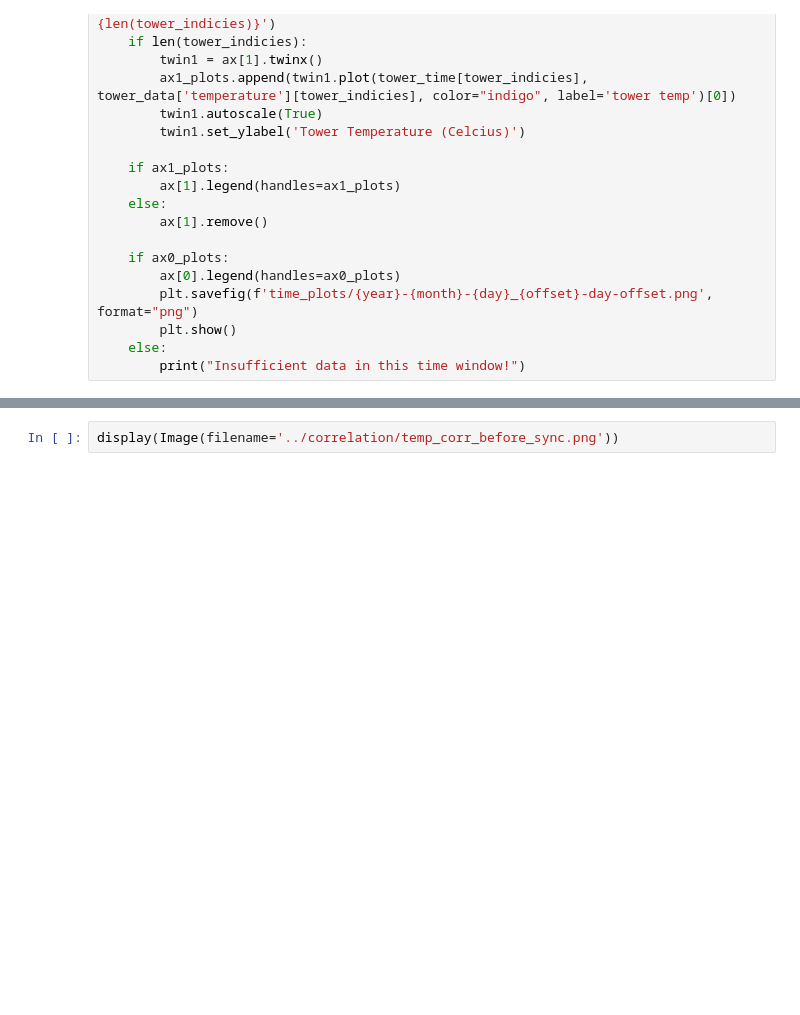
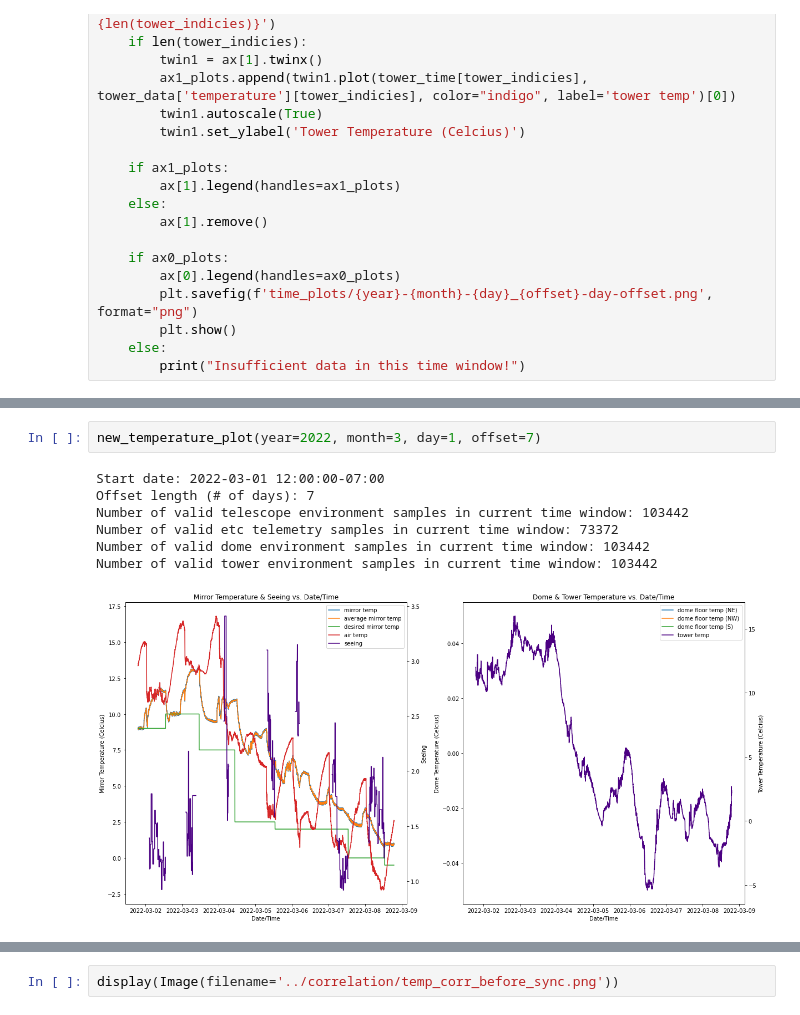
Before and after one commit to austinlucaslake/desiforecast, a Jupyter notebook: data/time_sync/time_sync.ipynb, the cells around one changed output, grey strips where cells are left out. Drawn from its saved outputs; the diff is of its cells as text; blank space fills up the shorter version.

```diff
--- a/data/time_sync/time_sync.ipynb
+++ b/data/time_sync/time_sync.ipynb
@@ -309,0 +193,10 @@ print(etc_telemetry_data)
+# %%
+new_temperature_plot(year=2022, month=3, day=1, offset=7)
+# %% [output]
+Start date: 2022-03-01 12:00:00-07:00
+Offset length (# of days): 7
+Number of valid telescope environment samples in current time window: 103442
+Number of valid etc telemetry samples in current time window: 73372
+Number of valid dome environment samples in current time window: 103442
+Number of valid tower environment samples in current time window: 103442
+[figure, added]
```
Also changed, not shown: parts of 45 cells of this notebook, 11 other files.
